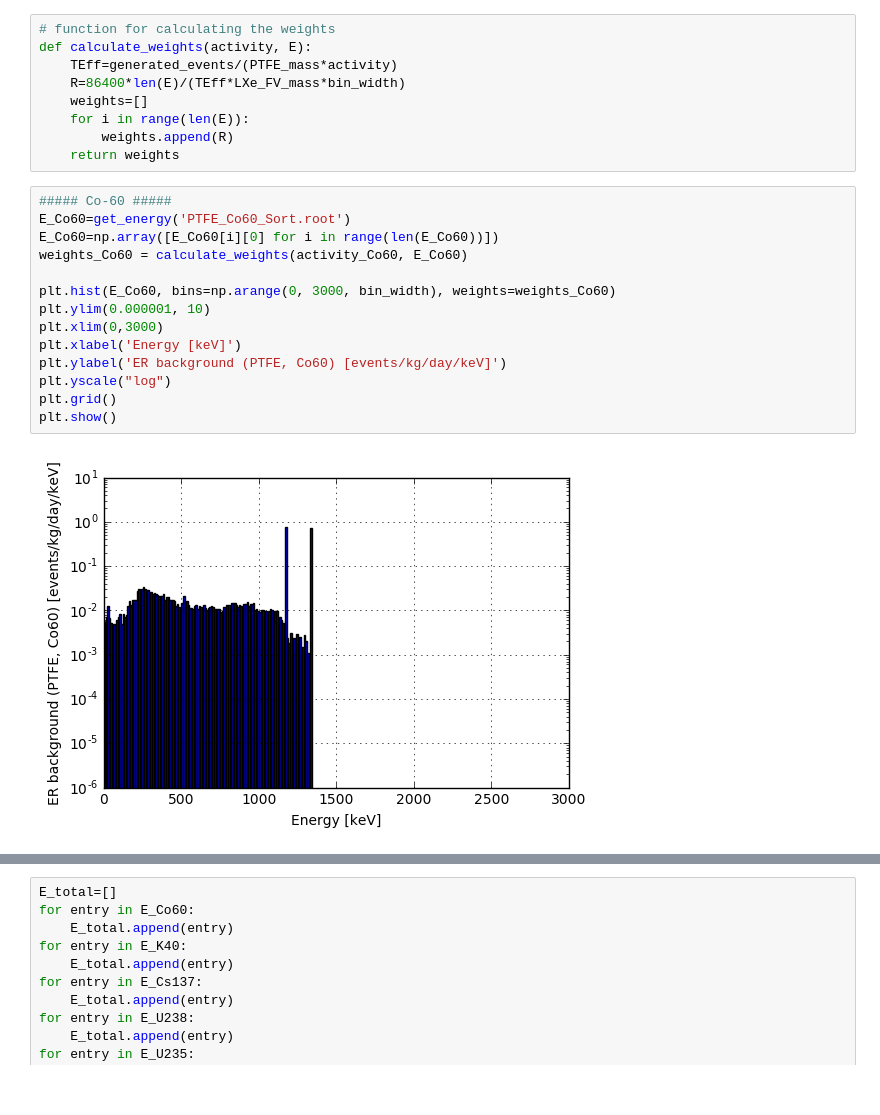
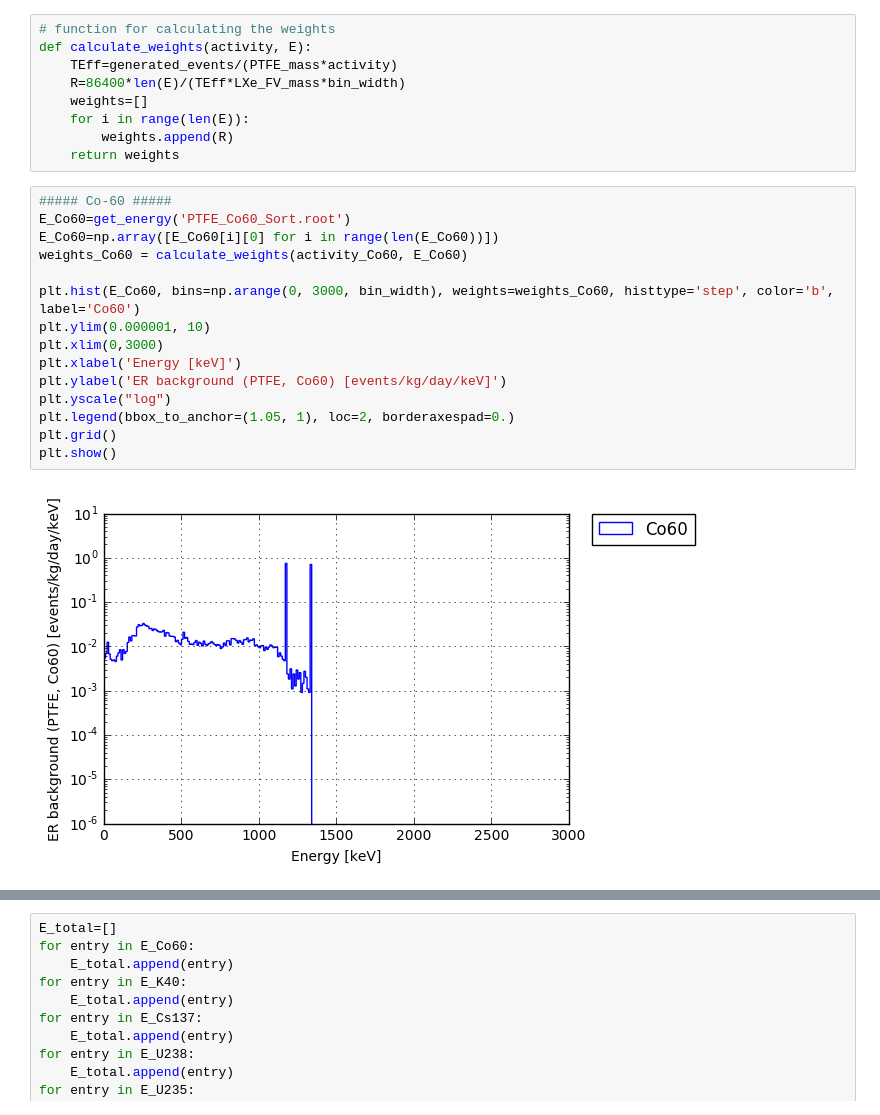
Before and after one commit to AG-Schumann/DARWIN_MC, a Jupyter notebook: ER_visualization_PTFE/Without_FC/ER_PTFE_ResultsIsotopes_withoutFC.ipynb, the cells around one changed output, grey strips where cells are left out. Cells and saved outputs as stored; diff of their text form.

```diff
--- a/ER_visualization_PTFE/Without_FC/ER_PTFE_ResultsIsotopes_withoutFC.ipynb
+++ b/ER_visualization_PTFE/Without_FC/ER_PTFE_ResultsIsotopes_withoutFC.ipynb
@@ -45,19 +46,20 @@ def calculate_weights(activity, E):
 # %%
 ##### Co-60 #####
 E_Co60=get_energy('PTFE_Co60_Sort.root')
 E_Co60=np.array([E_Co60[i][0] for i in range(len(E_Co60))])
 weights_Co60 = calculate_weights(activity_Co60, E_Co60)
 
-plt.hist(E_Co60, bins=np.arange(0, 3000, bin_width), weights=weights_Co60)
+plt.hist(E_Co60, bins=np.arange(0, 3000, bin_width), weights=weights_Co60, histtype='step', color='b', label='Co60')
 plt.ylim(0.000001, 10)
 plt.xlim(0,3000)
 plt.xlabel('Energy [keV]')
 plt.ylabel('ER background (PTFE, Co60) [events/kg/day/keV]')
 plt.yscale("log")
+plt.legend(bbox_to_anchor=(1.05, 1), loc=2, borderaxespad=0.)
 plt.grid()
 plt.show()
 # %% [output]
-[figure, old version]
+[figure, new version]
 # %%
 ##### K-40 #####
 E_K40=get_energy('PTFE_K40_Sort.root')
```
Also changed, not shown: parts of 14 cells of this notebook, 4 other files.
